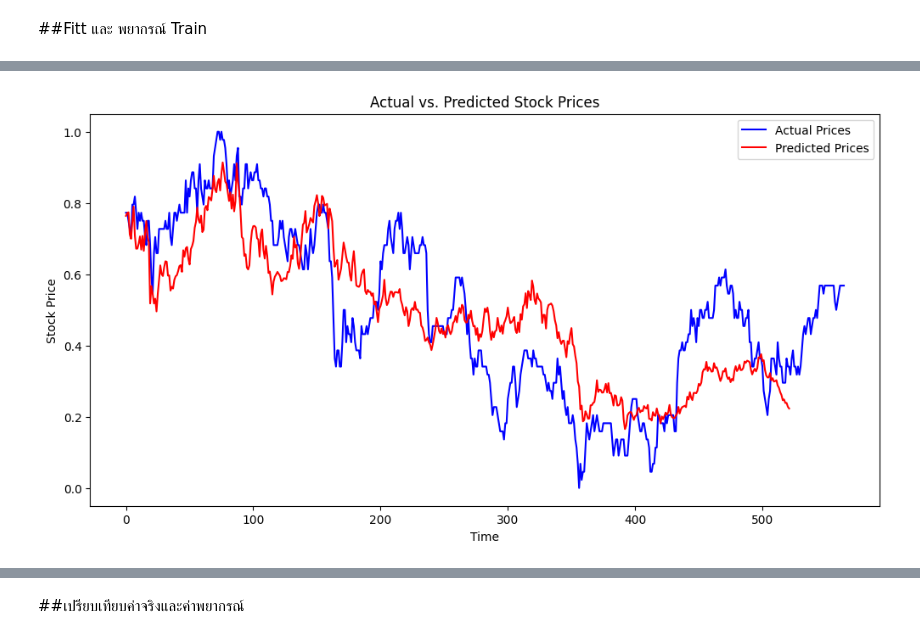
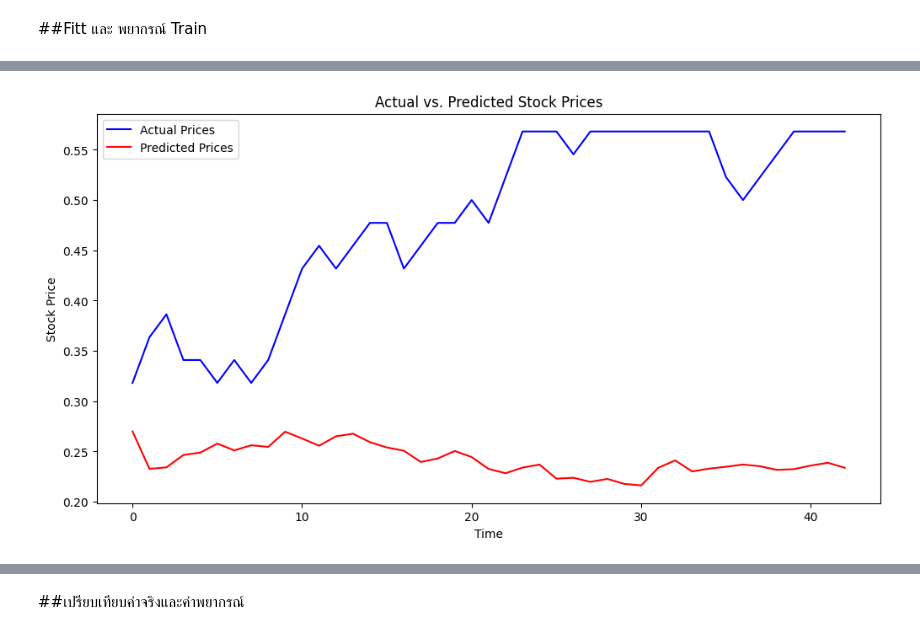
Before and after one commit to Suriya6744/Project, a Jupyter notebook: LSTM_final.ipynb, the cells around one changed output, grey strips where cells are left out. Drawn from its saved outputs; the diff is of its cells as text; code cells hidden in the pictures.

```diff
--- a/LSTM_final.ipynb
+++ b/LSTM_final.ipynb
@@ -757,16 +759,20 @@ y = a['cp_ptt']
 # ใช้ iloc เพื่อแบ่งชุดข้อมูล
 X_train_ptt = X.iloc[:522, :]
 X_test_ptt = X.iloc[522:, :]
-y_train_ptt = y.iloc[:522]
-y_test_ptt = y.iloc[522:]
+y_train_ptt = y.iloc[:522].values
+y_test_ptt = y.iloc[522:].values
 # %%
 # แปลงข้อมูลให้เป็นรูปแบบที่เหมาะสมสำหรับ LSTM
 import numpy as np
+
+np.random.seed(42)
+tf.random.set_seed(42)
 X_train_ptt = X_train_ptt.values.reshape((X_train_ptt.shape[0],1, X_train_ptt.shape[1]))
 X_test_ptt = X_test_ptt.values.reshape((X_test_ptt.shape[0],1, X_test_ptt.shape[1]))
 
-# y_train_ptt = y_train_ptt.values.reshape((y_train_ptt.shape[0],y_train_ptt.shape[1], 1))
-# y_test_ptt = y_test_ptt.values.reshape((y_test_ptt.shape[0],y_train_ptt.shape[1], 1))
+# Reshape target variables
+y_train_ptt = np.reshape(y_train_ptt, (y_train_ptt.shape[0], 1))
+y_test_ptt = np.reshape(y_test_ptt, (y_test_ptt.shape[0], 1))
 
 print(X_train_ptt.shape)
 print(X_test_ptt.shape)
@@ -931,26 +937,29 @@ import numpy as np
 from keras.layers import Dropout
 
 
-batch_size = 64
+batch_size = 1
 # Create a new Sequential model
 model = Sequential()
 
 # Add LSTM layer with return_sequences and stateful, specify batch size
-model.add(LSTM(units=80,  batch_input_shape=(batch_size,X_train_ptt.shape[1], X_train_ptt.shape[2]), return_sequences=True,stateful=False))
+model.add(LSTM(units=80,  batch_input_shape=(batch_size,X_train_ptt.shape[1], X_train_ptt.shape[2]), return_sequences=True,stateful=True))
 model.add(Dropout(0.5))
 
-model.add(LSTM(50, activation='relu',return_sequences=True, stateful=False))
+model.add(LSTM(50, activation='relu',return_sequences=True,stateful=True))
 model.add(Dropout(0.5))
 
-model.add(Dense(1, activation='relu'))
+model.add(Dense(1, activation='linear'))
+
 # Compile the model with an optimizer and a loss function
-
 model.compile(optimizer=Adam(learning_rate=0.001), loss='mse')
 
 # Train the model on the training data
-model.fit(X_train_ptt, y_train_ptt, epochs=150, batch_size=batch_size, verbose=0,validation_data=(X_test_ptt,y_test_ptt))
+model.fit(X_train_ptt, y_train_ptt, epochs=10, batch_size=batch_size, verbose=0,validation_data=(X_test_ptt,y_test_ptt))
 
-# Make predictions on the test set
+
+
+
+# #Make predictions on the test set
 # y_pred_ptt_trian = model.predict(X_train_ptt)
 
 # # Plot training loss and validation loss
@@ -966,8 +997,9 @@ model.fit(X_train_ptt, y_train_ptt, epochs=150, batch_size=batch_size, verbose=0
 # %%
-y_pred_ptt_trian = model.predict(X_train_ptt).flatten()
+model.reset_states()
+y_pred_ptt_test = model.predict(X_test_ptt,batch_size=1).flatten()
 plt.figure(figsize=(12, 6))
-plt.plot(cm_df['cp_ptt'].values, label='Actual Prices', color='blue')
-plt.plot(y_pred_ptt_trian, label='Predicted Prices', color='red')
+plt.plot(cm_df['cp_ptt'][522:].values, label='Actual Prices', color='blue')
+plt.plot(y_pred_ptt_test, label='Predicted Prices', color='red')
 plt.xlabel('Time')
 plt.ylabel('Stock Price')
 plt.legend()
@@ -978 +1010 @@ plt.show()
-[figure, old version]
+[figure, new version]
```
Also changed, not shown: parts of 15 cells of this notebook.
